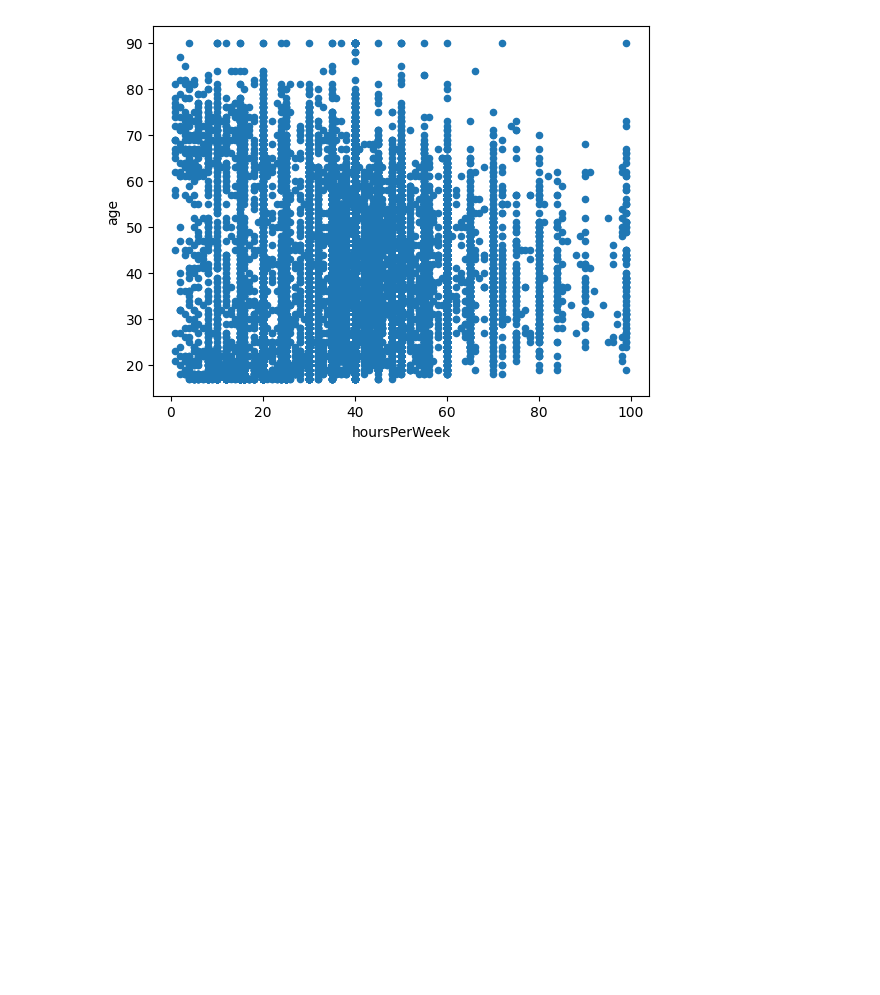
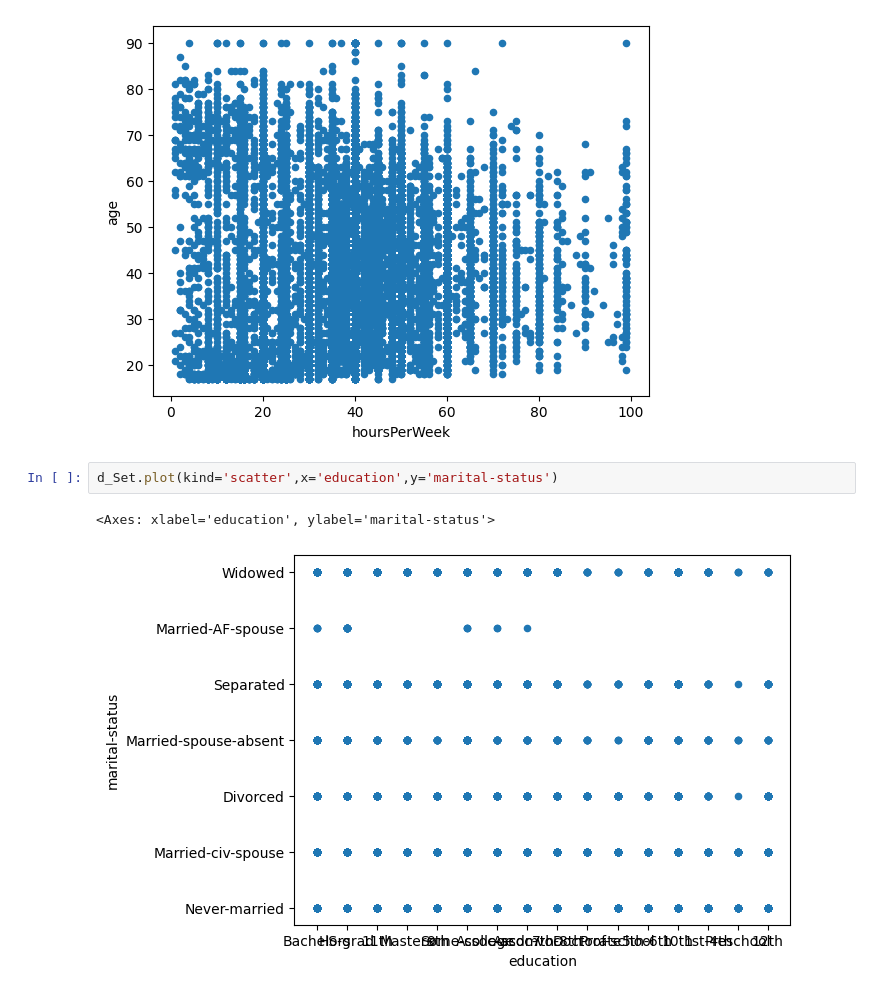
Before and after one commit to muhammadfahd/Hands-On-Data-Preprocessing-in-Python, a Jupyter notebook: Chapter02/Practise Chapter2.ipynb, the cells around one changed output. Cells and saved outputs as stored; diff of their text form; blank space fills up the shorter version.

```diff
--- a/Chapter02/Practise Chapter2.ipynb
+++ b/Chapter02/Practise Chapter2.ipynb
@@ -48,3 +48,8 @@ d_Set.plot.scatter(x='hoursPerWeek', y='age')
 # %% [output]
 <Axes: xlabel='hoursPerWeek', ylabel='age'>
 [figure]
+# %%
+d_Set.plot(kind='scatter',x='education',y='marital-status')
+# %% [output]
+<Axes: xlabel='education', ylabel='marital-status'>
+[figure, added]
```
Also changed, not shown: parts of 9 cells of this notebook, 5 other files.
